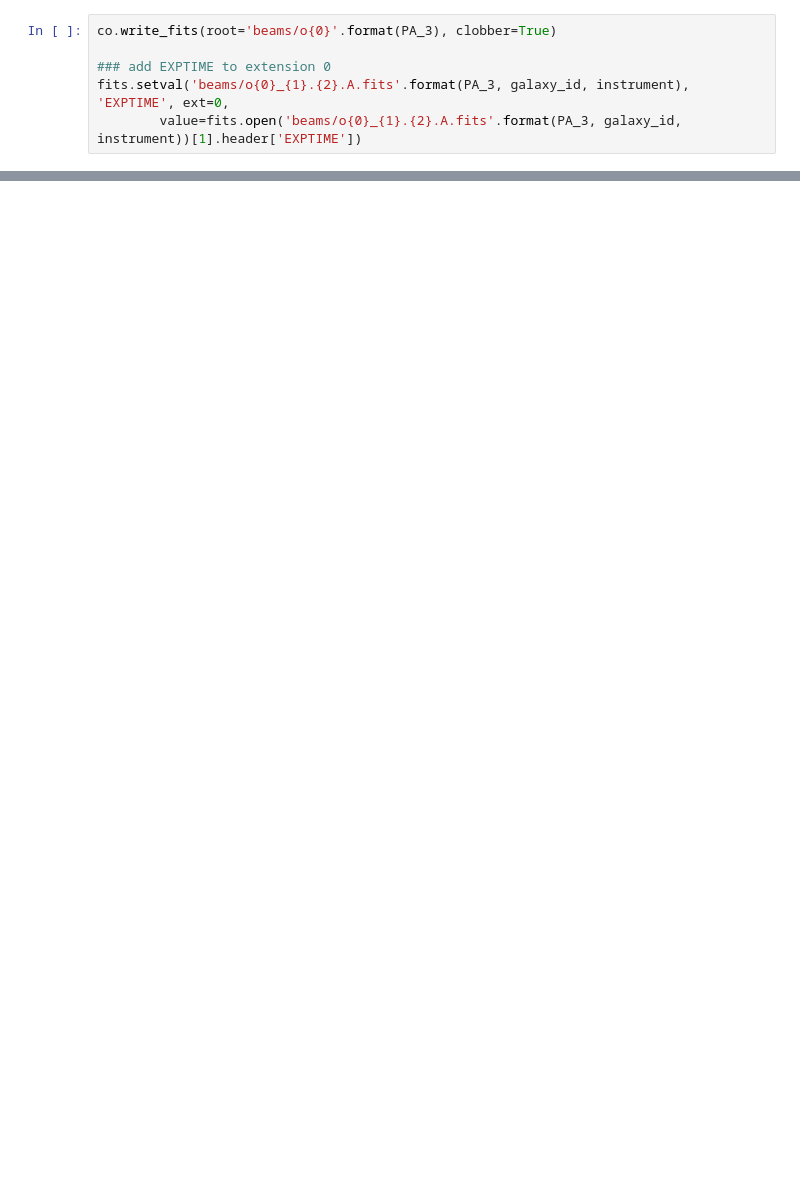
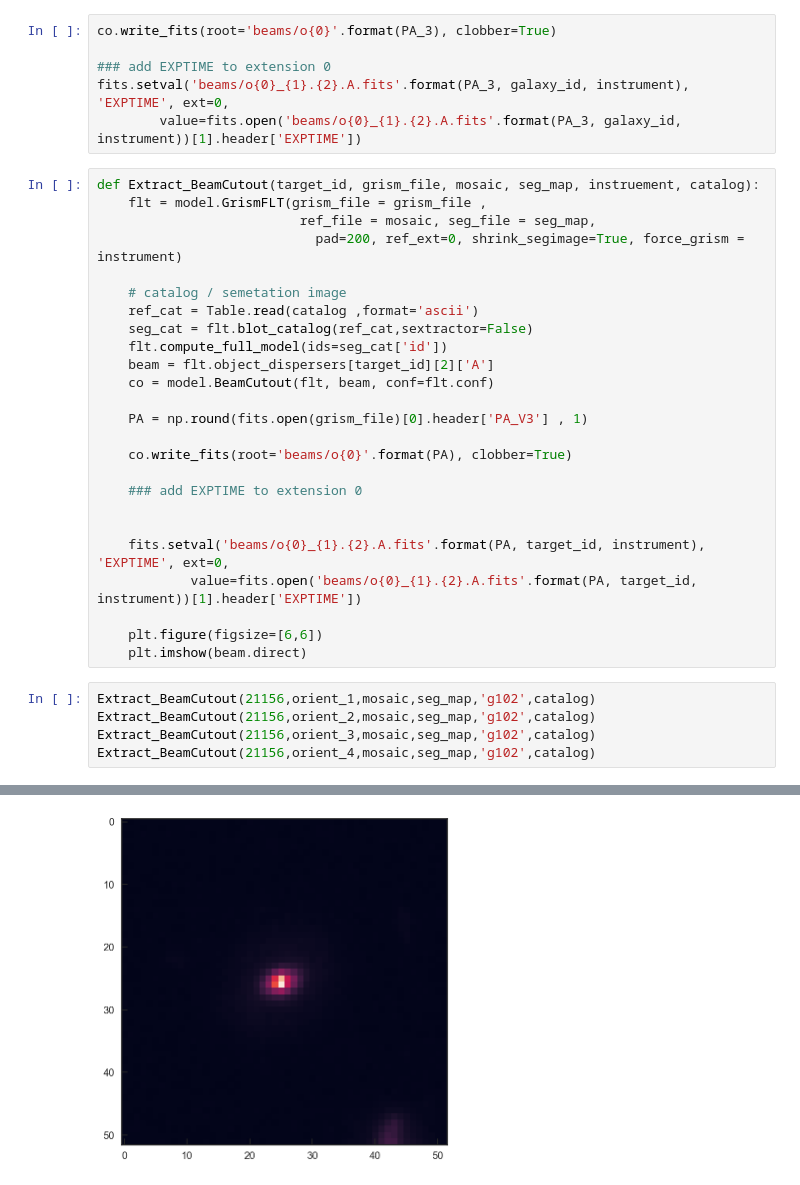
Before and after one commit to Vince-ec/grizli_sim_tutorial, a Jupyter notebook: Extract_beam.ipynb, the cells around one changed output, grey strips where cells are left out. Drawn from its saved outputs; the diff is of its cells as text; blank space fills up the shorter version.

```diff
--- a/Extract_beam.ipynb
+++ b/Extract_beam.ipynb
@@ -124,3 +126,34 @@ co.write_fits(root='beams/o{0}'.format(PA_3), clobber=True)
 ### add EXPTIME to extension 0
 fits.setval('beams/o{0}_{1}.{2}.A.fits'.format(PA_3, galaxy_id, instrument), 'EXPTIME', ext=0,
         value=fits.open('beams/o{0}_{1}.{2}.A.fits'.format(PA_3, galaxy_id, instrument))[1].header['EXPTIME'])
+# %%
+def Extract_BeamCutout(target_id, grism_file, mosaic, seg_map, instruement, catalog):
+    flt = model.GrismFLT(grism_file = grism_file ,
+                          ref_file = mosaic, seg_file = seg_map,
+                            pad=200, ref_ext=0, shrink_segimage=True, force_grism = instrument)
+
+    # catalog / semetation image
+    ref_cat = Table.read(catalog ,format='ascii')
+    seg_cat = flt.blot_catalog(ref_cat,sextractor=False)
+    flt.compute_full_model(ids=seg_cat['id'])
+    beam = flt.object_dispersers[target_id][2]['A']
+    co = model.BeamCutout(flt, beam, conf=flt.conf)
+
+    PA = np.round(fits.open(grism_file)[0].header['PA_V3'] , 1)
+
+    co.write_fits(root='beams/o{0}'.format(PA), clobber=True)
+
+    ### add EXPTIME to extension 0
+
+
+    fits.setval('beams/o{0}_{1}.{2}.A.fits'.format(PA, target_id, instrument), 'EXPTIME', ext=0,
+            value=fits.open('beams/o{0}_{1}.{2}.A.fits'.format(PA, target_id, instrument))[1].header['EXPTIME'])
+
+    plt.figure(figsize=[6,6])
+    plt.imshow(beam.direct)
+# %%
+Extract_BeamCutout(21156,orient_1,mosaic,seg_map,'g102',catalog)
+Extract_BeamCutout(21156,orient_2,mosaic,seg_map,'g102',catalog)
+Extract_BeamCutout(21156,orient_3,mosaic,seg_map,'g102',catalog)
+Extract_BeamCutout(21156,orient_4,mosaic,seg_map,'g102',catalog)
+# %% [output]
@@ -126,0 +177 @@ fits.setval('beams/o{0}_{1}.{2}.A.fits'.format(PA_3, galaxy_id, instrument), 'EX
+[figure, added]
```
Also changed, not shown: parts of 9 cells of this notebook, 1 other file.
